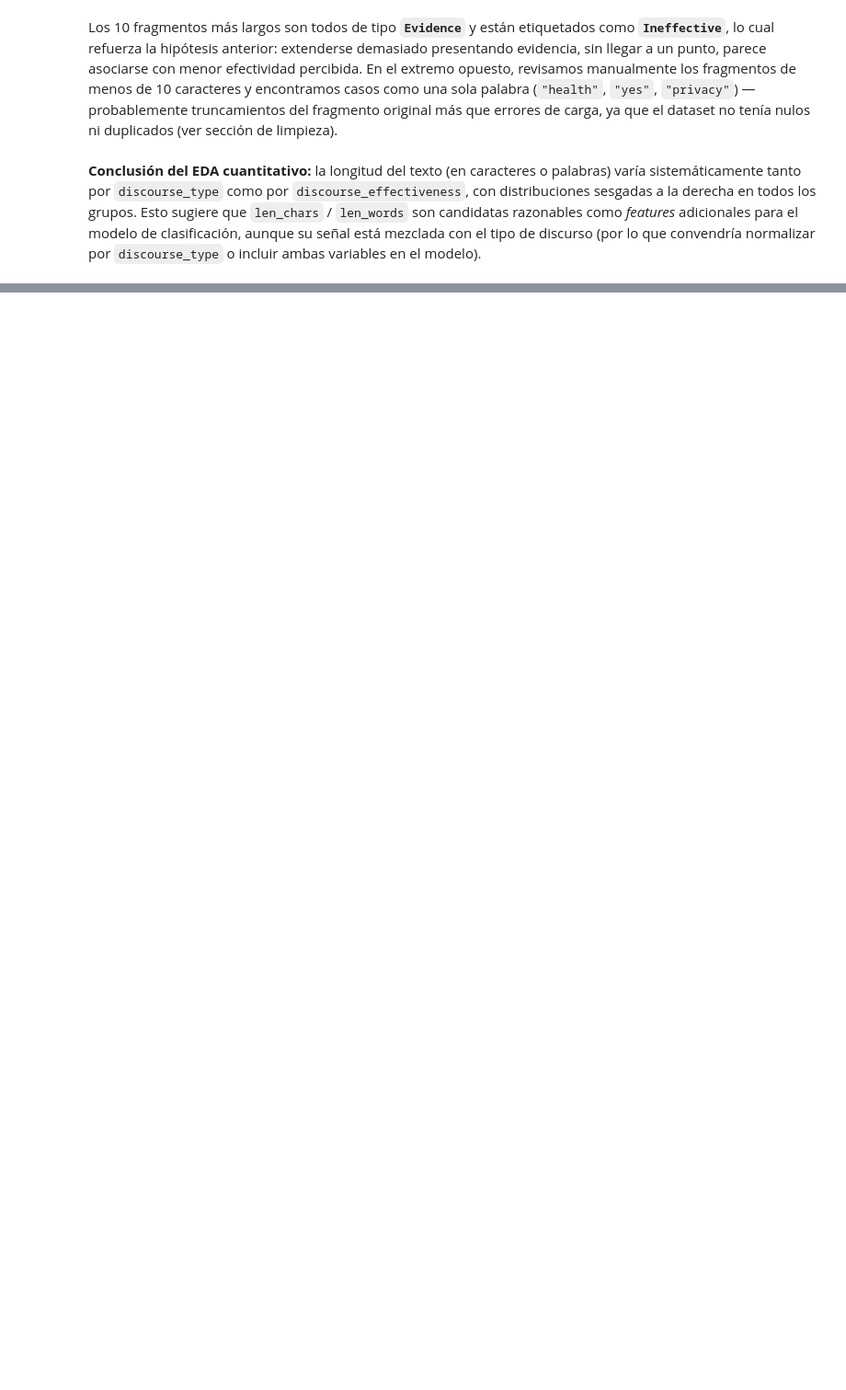
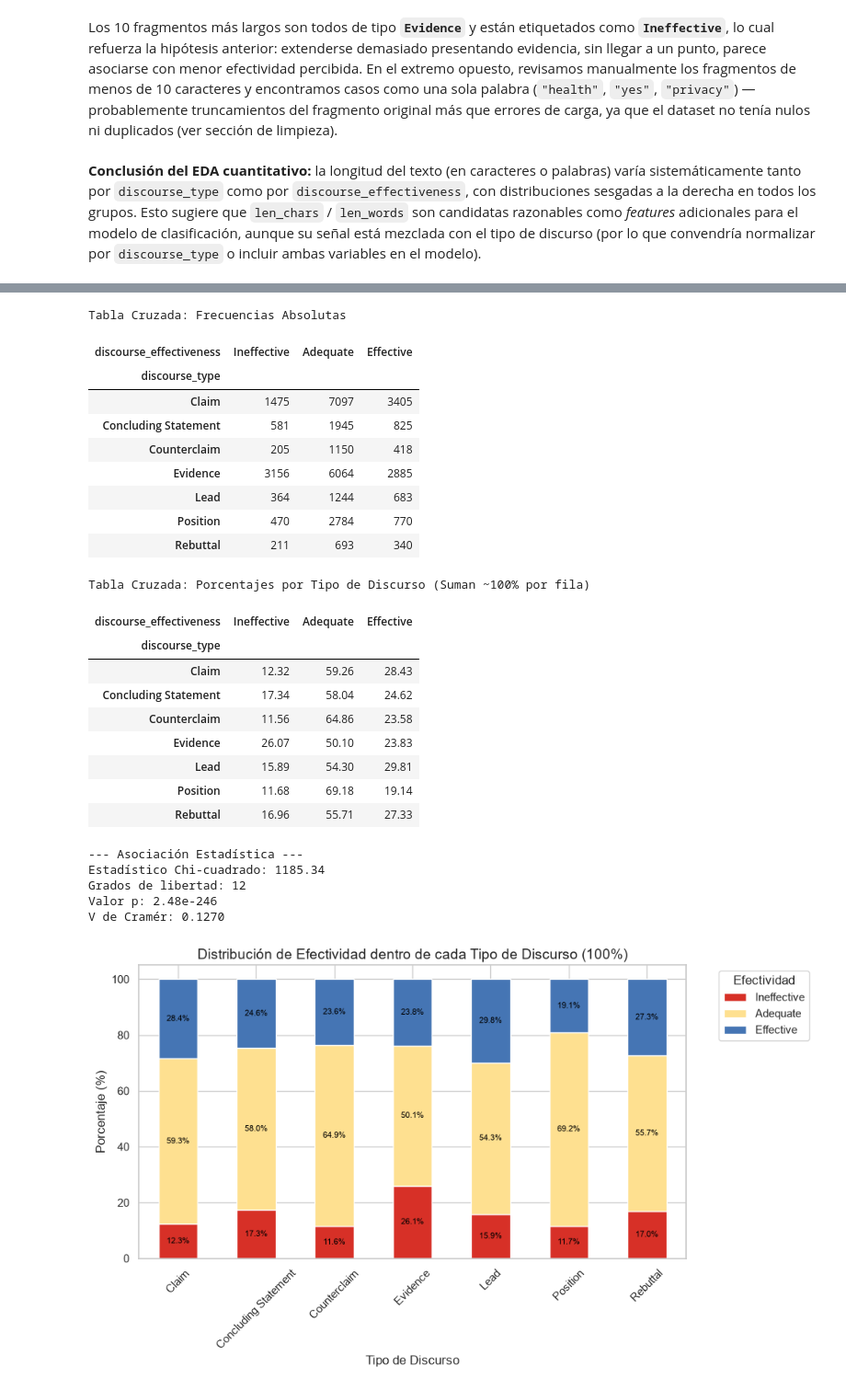
Before and after one commit to JoseOrdonezB/proyecto2-DS, a Jupyter notebook: proyecto2-DS.ipynb, the cells around one changed output, grey strips where cells are left out. Shown at 92% size. Saved outputs shown, nothing was run; the diff lists cells and outputs as text; code cells hidden in the pictures; blank space fills up the shorter version.

```diff
--- a/proyecto2-DS.ipynb
+++ b/proyecto2-DS.ipynb
@@ -333,0 +424,71 @@ Los 10 fragmentos más largos son todos de tipo **`Evidence`** y están etiqueta
+# %%
+# 2. Cruce entre tipo y efectividad (Tablas)
+# Tabla de Frecuencias Absolutas
+crosstab_abs = pd.crosstab(train['discourse_type'], train['discourse_effectiveness'])[orden_eff]
+print("Tabla Cruzada: Frecuencias Absolutas")
+display(crosstab_abs)
+
+# Tabla de Porcentajes por Fila
+crosstab_pct = pd.crosstab(train['discourse_type'], train['discourse_effectiveness'], normalize='index')[orden_eff] * 100
+print("\nTabla Cruzada: Porcentajes por Tipo de Discurso (Suman ~100% por fila)")
+display(crosstab_pct.round(2))
+
+# 3. Asociación Estadística (Chi-cuadrado y V de Cramér)
+chi2, p, dof, expected = chi2_contingency(crosstab_abs)
+n = crosstab_abs.sum().sum()
+min_dim = min(crosstab_abs.shape) - 1
+cramer_v = np.sqrt(chi2 / (n * min_dim))
+
+print("\n--- Asociación Estadística ---")
+print(f"Estadístico Chi-cuadrado: {chi2:.2f}")
+print(f"Grados de libertad: {dof}")
+print(f"Valor p: {p:.2e}")
+print(f"V de Cramér: {cramer_v:.4f}")
+
+# Gráfico de barras apiladas al 100%
+ax = crosstab_pct.plot(kind='bar', stacked=True, figsize=(10, 6), color=['#d73027', '#fee090', '#4575b4'])
+ax.set_title('Distribución de Efectividad dentro de cada Tipo de Discurso (100%)', fontsize=14)
+ax.set_xlabel('Tipo de Discurso', fontsize=12)
+ax.set_ylabel('Porcentaje (%)', fontsize=12)
+
+# Colocación de la leyenda fuera del gráfico para no tapar barras
+ax.legend(title='Efectividad', bbox_to_anchor=(1.05, 1), loc='upper left')
+ax.tick_params(axis='x', rotation=45)
+
+# Insertar el valor del porcentaje dentro de las secciones más grandes de las barras
+for c in ax.containers:
+    for v in c:
+        height = v.get_height()
+        if height > 10:  # Mostrar solo si hay espacio visual (>10%)
+            ax.text(v.get_x() + v.get_width() / 2, v.get_y() + height / 2,
+                    f'{height:.1f}%', ha='center', va='center', color='black', fontsize=8)
+
+plt.tight_layout()
+plt.show()
+# %% [output]
+Tabla Cruzada: Frecuencias Absolutas
+| discourse_effectiveness | Ineffective | Adequate | Effective |
+| discourse_type |  |  |  |
+| Claim | 1475 | 7097 | 3405 |
+| Concluding Statement | 581 | 1945 | 825 |
+| Counterclaim | 205 | 1150 | 418 |
+| Evidence | 3156 | 6064 | 2885 |
+| Lead | 364 | 1244 | 683 |
+| Position | 470 | 2784 | 770 |
+| Rebuttal | 211 | 693 | 340 |
+Tabla Cruzada: Porcentajes por Tipo de Discurso (Suman ~100% por fila)
+| discourse_effectiveness | Ineffective | Adequate | Effective |
+| discourse_type |  |  |  |
+| Claim | 12.32 | 59.26 | 28.43 |
+| Concluding Statement | 17.34 | 58.04 | 24.62 |
+| Counterclaim | 11.56 | 64.86 | 23.58 |
+| Evidence | 26.07 | 50.10 | 23.83 |
+| Lead | 15.89 | 54.30 | 29.81 |
+| Position | 11.68 | 69.18 | 19.14 |
+| Rebuttal | 16.96 | 55.71 | 27.33 |
+--- Asociación Estadística ---
+Estadístico Chi-cuadrado: 1185.34
+Grados de libertad: 12
+Valor p: 2.48e-246
+V de Cramér: 0.1270
+[figure, added]
```
Also changed, not shown: parts of 17 cells of this notebook.
